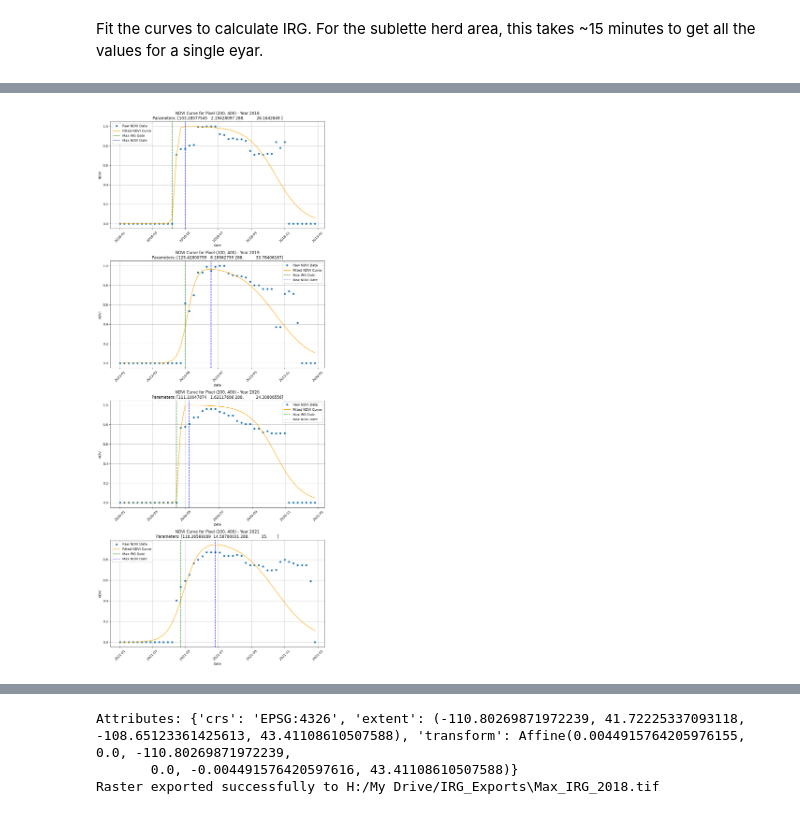
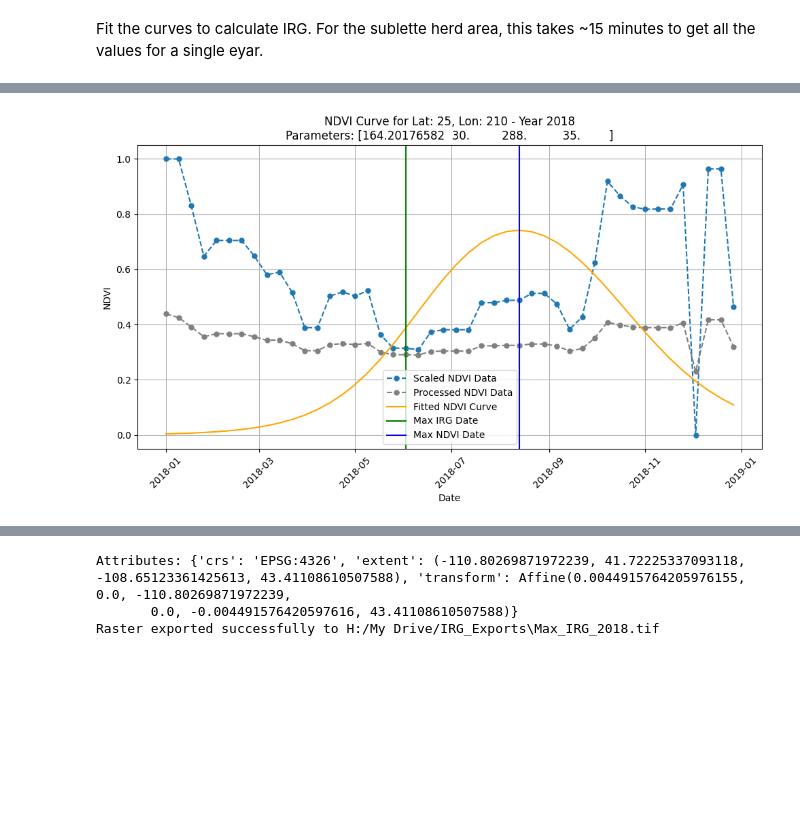
Before and after one commit to tlasharr/DroughtSurfing, a Jupyter notebook: RemoteSensingProcessing/2_Fit_DLC_NDVI_JN.ipynb, the cells around one changed output, grey strips where cells are left out. Cells and saved outputs as stored; diff of their text form; code cells hidden in the pictures; blank space fills up the shorter version.

```diff
--- a/RemoteSensingProcessing/2_Fit_DLC_NDVI_JN.ipynb
+++ b/RemoteSensingProcessing/2_Fit_DLC_NDVI_JN.ipynb
@@ -236,6 +234,7 @@ Fit the curves to calculate IRG. For the sublette herd area, this takes ~15 minu
 # %%
 # years = list(range(2018, 2024))  # Use 2024 as the end point to include 2023
 years = [2018, 2019, 2020, 2021]
+years = [2018]
 
 ## get the dates
 dates = []
@@ -297,6 +296,6 @@ def fit_dlc_for_year(ndvi_stack, dates, years, dlc_bounds):
 ## fit the DLC model for each year
 dlc_results = fit_dlc_for_year(scaled_data, dates, years, dlc_bounds)
 
-print("DLC Parameters Shape:", dlc_results.shape) ## years,
+print("DLC Parameters Shape:", dlc_results.shape) ## years, rows, columns, parameters
 # %% [output]
 Error fitting pixel: Optimal parameters not found: The maximum number of function evaluations is exceeded.
@@ -319,5 +303,4 @@ DLC Parameters Shape: (4, 376, 479, 8)
 # %%
-
 # Function to calculate fitted NDVI values for each pixel based on the DLC parameters
 def calculate_fitted_vals(dlc_params, dates, values="daily"):
     time = np.arange(1, 366) if values == "daily" else np.arange(1, 366, 7)
@@ -373,6 +356,7 @@ def calculate_max_and_dates(values_array, time_points, func="max"):
 
 # Prepare time indices for date calculations
 years = [2018, 2019, 2020, 2021]
+years = [2018]
 dates = []
 for year in years:
     start_date = datetime(year, 1, 1)
@@ -414,24 +531,25 @@ Max NDVI date: [[ nan 193. 145. ... 181. 197. 197.]
 # %%
-# Function to calculate fitted NDVI values for specific dates (8-day intervals) based on DLC parameters
+# Function to calculate fitted NDVI values for specific dates
 def calculate_fitted_ndvi(dlc_params, time_points):
     return dlc_model(time_points, *dlc_params)
 
-# Updated function to plot fitted and raw NDVI data with lines for max IRG and NDVI dates
-def plot_ndvi_pixel(dlc_results, stacked_data, dates, row, col):
+# Updated function to plot NDVI and curves for a specific latitude and longitude
+def plot_ndvi_latlon(dlc_results, stacked_data, scaled_data, dates, row, col, years):
+
+    # Plotting setup
     fig, ax = plt.subplots(len(years), 1, figsize=(10, 6 * len(years)))
-
     if len(years) == 1:
-        ax = [ax]  # Ensure ax is always a list for easy indexing when there's only one subplot
+        ax = [ax]  # Ensure ax is always a list for easy indexing
 
     for i, year in enumerate(years):
-        ## Extract parameters for the current year and pixel
+        # Extract parameters for the current year and pixel
         params = dlc_results[i, row, col, :4]  # First 4 values are the fitted parameters
 
-        ## Get the dates and time points for 8-day intervals
+        # Get the dates and time points for 8-day intervals
         year_dates = np.array([date for date in dates if date.year == year])
         time_points = np.array([date.timetuple().tm_yday for date in year_dates])
 
-        ## Generate fitted curve if parameters are valid
+        # Generate fitted curve if parameters are valid
         if not np.isnan(params).any():
             fitted_curve = calculate_fitted_ndvi(params, time_points)
 
@@ -441,47 +559,51 @@ def plot_ndvi_pixel(dlc_results, stacked_data, dates, row, col):
             max_ndvi_idx = np.nanargmax(fitted_curve)
 
             max_irg_date = year_dates[max_irg_idx]
             max_ndvi_date = year_dates[max_ndvi_idx]
         else:
             fitted_curve = None
             max_irg_date = max_ndvi_date = None
             print(f"No valid parameters for pixel ({row}, {col}) in {year}")
 
-        ## Extract raw NDVI values for the current year and pixel
+        # Extract raw NDVI values for the current year and pixel
         year_indices = [j for j, date in enumerate(dates) if date.year == year]
-        ndvi_values = stacked_data[year_indices, row, col]
+        ndvi_values = scaled_data[year_indices, row, col]
+        ndvi_values_raw = stacked_data[year_indices, row, col]
 
-        ## Plot raw NDVI data
-        ax[i].plot(year_dates, ndvi_values, 'o', label="Raw NDVI Data", linestyle='None', markersize=5)
+        # Plot raw NDVI data
+        ax[i].plot(year_dates, ndvi_values, 'o', label="Scaled NDVI Data", linestyle='--', markersize=5)
+        ax[i].plot(year_dates, ndvi_values_raw, 'o', label="Processed NDVI Data", linestyle='--', markersize=5, color = "grey")
 
-        ## Plot fitted DLC curve if available
+        # Plot fitted DLC curve if available
         if fitted_curve is not None:
             ax[i].plot(year_dates, fitted_curve, label="Fitted NDVI Curve", color='orange')
-            ax[i].set_title(f"NDVI Curve for Pixel ({row}, {col}) - Year {year}\nParameters: {params}")
+            ax[i].set_title(f"NDVI Curve for Lat: {row}, Lon: {col} - Year {year}\nParameters: {params}")
 
-            ## Plot vertical lines at max IRG and max NDVI dates
+            # Plot vertical lines at max IRG and max NDVI dates
             if max_irg_date is not None:
-                ax[i].axvline(max_irg_date, color='green', linestyle='--', label="Max IRG Date")
+                ax[i].axvline(max_irg_date, color='green', linestyle='-', label="Max IRG Date")
             if max_ndvi_date is not None:
-                ax[i].axvline(max_ndvi_date, color='blue', linestyle='--', label="Max NDVI Date")
+                ax[i].axvline(max_ndvi_date, color='blue', linestyle='-', label="Max NDVI Date")
         else:
-            ax[i].set_title(f"NDVI Curve for Pixel ({row}, {col}) - Year {year} (No Fit)")
+            ax[i].set_title(f"NDVI Curve for Lat: {row}, Lon: {col} - Year {year} (No Fit)")
 
-        ## Formatting
+        # Formatting
         ax[i].set_xlabel("Date")
         ax[i].set_ylabel("NDVI")
         ax[i].legend()
         ax[i].grid(True)
         ax[i].tick_params(axis='x', rotation=45)
 
     plt.tight_layout()
     plt.show()
 
-## Specify row and column indices for the pixel you want to analyze
-row_index = 200
-col_index = 400
 
-## Plot the raw and fitted NDVI data for the specified pixel across years
-plot_ndvi_pixel(dlc_results, scaled_data, dates, row_index, col_index)
+# -110.0903 42.23412
+latitude =  25  # Replace with your latitude
+longitude = 210  # Replace with your longitude
+transform = mosaic_att.attrs["transform"]  # Use the transform from your mosaic
+
+# Plot NDVI for the given latitude and longitude
+plot_ndvi_latlon(dlc_results, stacked_data, scaled_data, dates, latitude, longitude, years)
 # %% [output]
-[figure, old version]
+[figure, new version]
```
Also changed, not shown: parts of 11 cells of this notebook.
